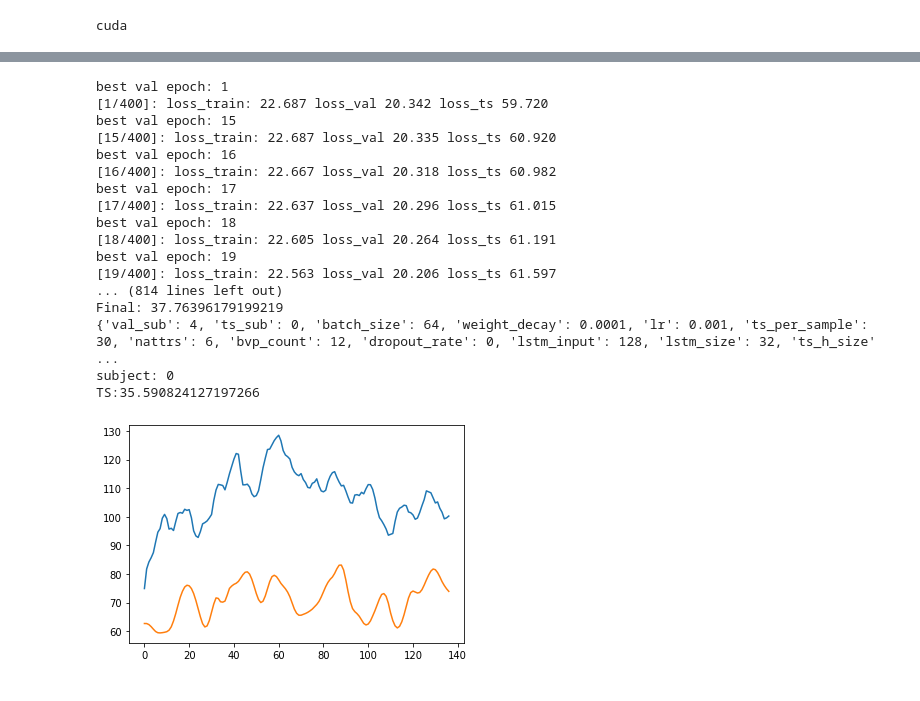
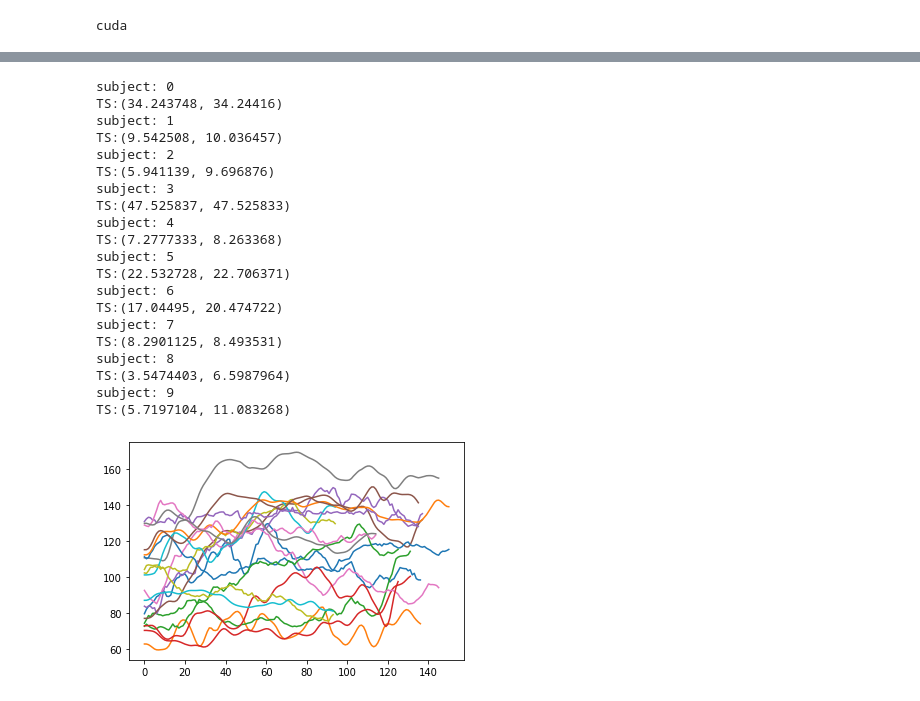
Before and after one commit to davipeag/HeartRateRegression, a Jupyter notebook: ieee_test_pce_lstm.ipynb, the cells around one changed output, grey strips where cells are left out. Drawn from its saved outputs; the diff is of its cells as text; code cells hidden in the pictures.

```diff
--- a/ieee_test_pce_lstm.ipynb
+++ b/ieee_test_pce_lstm.ipynb
@@ -142,7 +142,7 @@ import pickle
 #   'ts_h_size': 64
 #   }
 def compute_ensemble(results):
-  ps = [v["predictions"][1].reshape(-1).numpy() for v in results]
+  ps = np.stack([v["predictions"][1].reshape(-1).numpy() for v in results])
   ys = [v["predictions"][0].reshape(-1).numpy() for v in results]
 
   for i in range(1, len(ys)-1):
@@ -155,10 +155,12 @@ def compute_ensemble(results):
   a = s/len(ps)
   y = ys[0]
 
+  e = ps - y
+
   plt.plot(a)
   plt.plot(y)
 
-  return np.mean(np.abs(a - y))
+  return np.mean(np.abs(a - y)), np.mean(np.abs(ps-y))
 
 
 fchoice = {'val_sub': 4,
@@ -180,53 +182,55 @@ from PPG import UtilitiesDataXY
 
 
 aresults = list()
-for ts_sub in [0]:#[0,1,2,3, 4,5,6,7,8,9]:
+for ts_sub in [0,1,2,3, 4,5,6,7,8,9]:
   dresults = list()
   for i in range(7):
-    filename = f"ieee_test_ts_{ts_sub}_{i}_pce_lstm_12"
+    filename = f"ieee_test_ts_{ts_sub}_{i}_pce_lstm_12.pkl"
     save_path = os.path.join(STORE_DIR, filename)
     try:
-      raise FileNotFoundError
       with open(save_path , "rb") as f:
         out = pickle.load(f)
     except FileNotFoundError:
       full_trainer = FullTrainer.IeeeJointValNoHrPceLstmFullTrainer(dfs_train, args["device"], nrun=400)
     else:
       dresults.append(out)
       continue
     # try:
     fchoice["ts_sub"] = ts_sub
     out = full_trainer.train(**fchoice)
     print(out["args"], out["metric"])
     dresults.append(out)
     with open(save_path, "wb") as f:
       pickle.dump(out, f)
     # except RuntimeError as e:
     #   if isinstance(e, KeyboardInterrupt):
     #     raise e
     #   else:
     #     print("####")
     #     print(f"Failed: {choice}")
     #     print("###")
   print(f"subject: {ts_sub}")
   print(f"TS:{compute_ensemble(dresults)}")
   aresults.append(dresults)
 # %% [output]
-best val epoch: 1
-[1/400]: loss_train: 22.687 loss_val 20.342 loss_ts 59.720
-best val epoch: 15
-[15/400]: loss_train: 22.687 loss_val 20.335 loss_ts 60.920
-best val epoch: 16
-[16/400]: loss_train: 22.667 loss_val 20.318 loss_ts 60.982
-best val epoch: 17
-[17/400]: loss_train: 22.637 loss_val 20.296 loss_ts 61.015
-best val epoch: 18
-[18/400]: loss_train: 22.605 loss_val 20.264 loss_ts 61.191
-best val epoch: 19
-[19/400]: loss_train: 22.563 loss_val 20.206 loss_ts 61.597
-... (814 lines left out)
-Final: 37.76396179199219
-{'val_sub': 4, 'ts_sub': 0, 'batch_size': 64, 'weight_decay': 0.0001, 'lr': 0.001, 'ts_per_sample': 30, 'nattrs': 6, 'bvp_count': 12, 'dropout_rate': 0, 'lstm_input': 128, 'lstm_size': 32, 'ts_h_size' ...
 subject: 0
-TS:35.590824127197266
+TS:(34.243748, 34.24416)
+subject: 1
+TS:(9.542508, 10.036457)
+subject: 2
+TS:(5.941139, 9.696876)
+subject: 3
+TS:(47.525837, 47.525833)
+subject: 4
+TS:(7.2777333, 8.263368)
+subject: 5
+TS:(22.532728, 22.706371)
+subject: 6
+TS:(17.04495, 20.474722)
+subject: 7
+TS:(8.2901125, 8.493531)
+subject: 8
+TS:(3.5474403, 6.5987964)
+subject: 9
+TS:(5.7197104, 11.083268)
-[figure, old version]
+[figure, new version]
```
Also changed, not shown: parts of 2 cells of this notebook.
